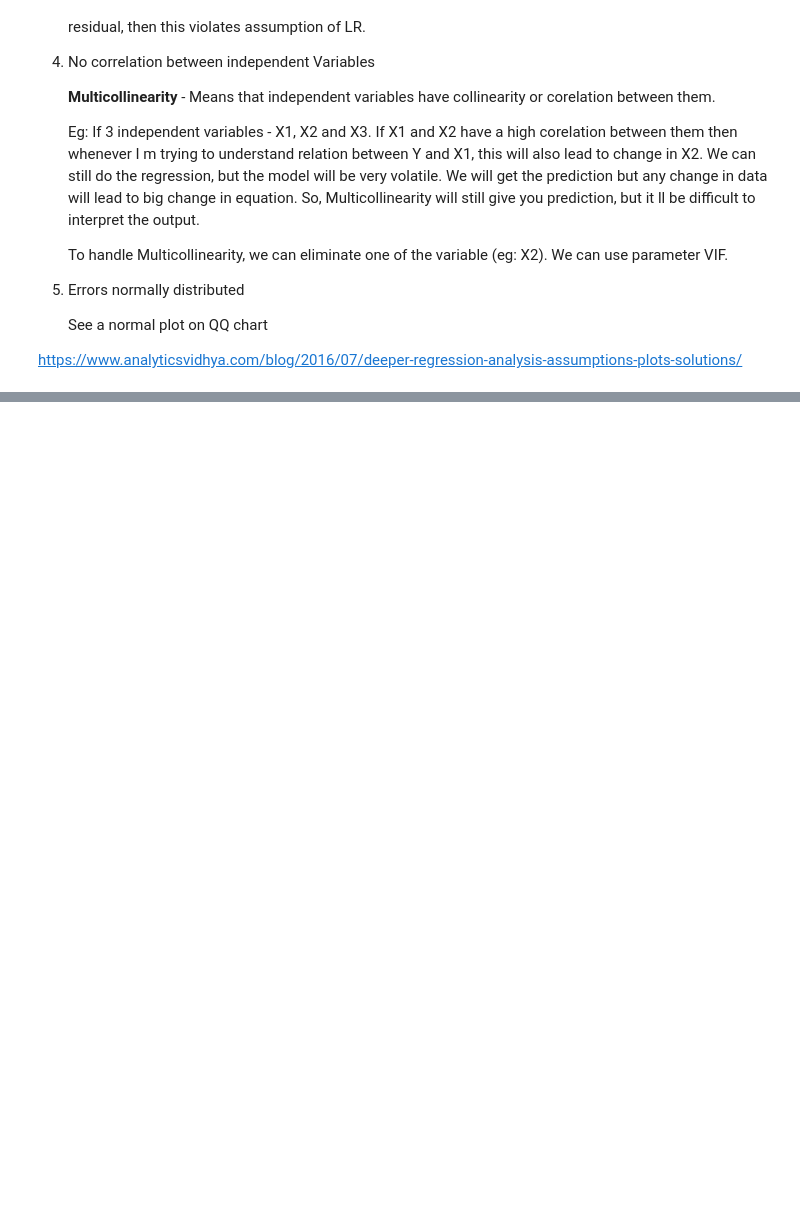
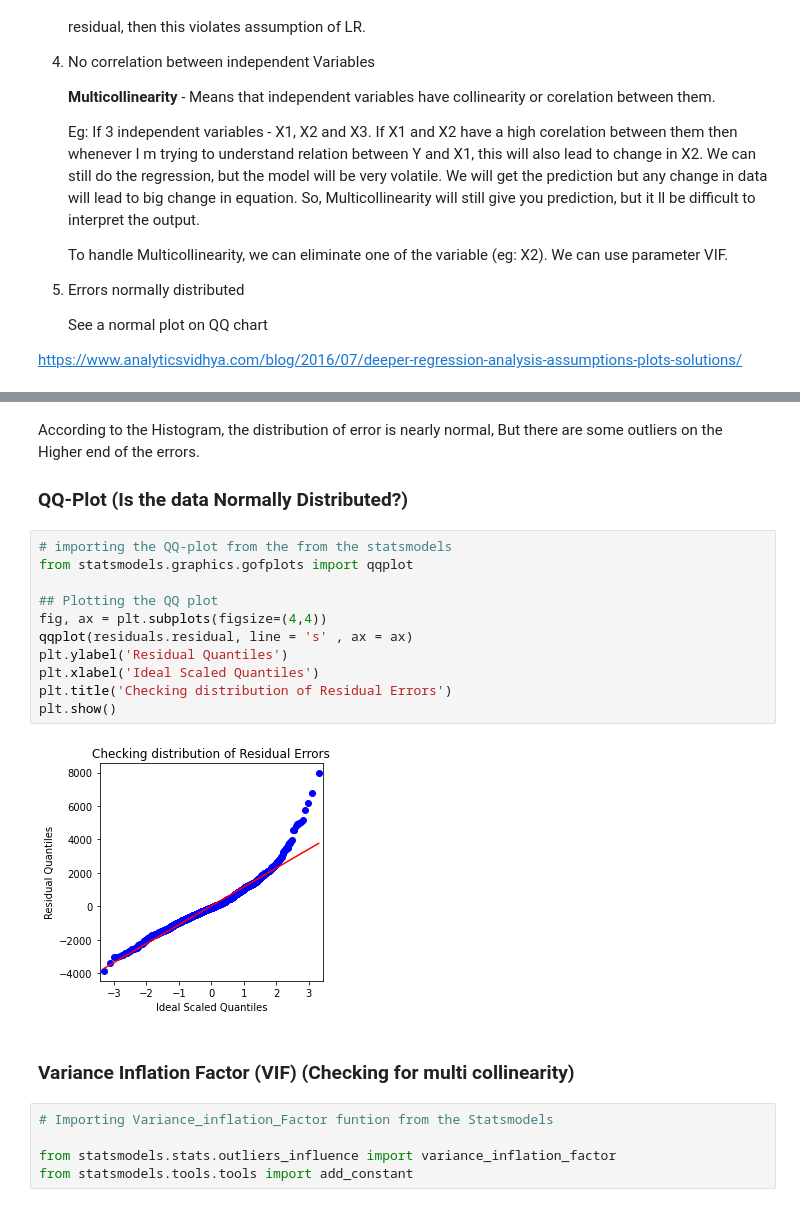
Before and after one commit to Neelam-Singhal/Linear-Models, a Jupyter notebook: LinearModel.ipynb, the cells around one changed output, grey strips where cells are left out. Saved outputs shown, nothing was run; the diff lists cells and outputs as text; blank space fills up the shorter version.

```diff
--- a/LinearModel.ipynb
+++ b/LinearModel.ipynb
@@ -191,0 +366,24 @@ https://www.analyticsvidhya.com/blog/2016/07/deeper-regression-analysis-assumpti
+# %% [markdown]
+According to the Histogram, the distribution of error is nearly normal, But there are some outliers on the Higher end of the errors.
+
+### QQ-Plot (Is the data Normally Distributed?)
+# %%
+# importing the QQ-plot from the from the statsmodels
+from statsmodels.graphics.gofplots import qqplot
+
+## Plotting the QQ plot
+fig, ax = plt.subplots(figsize=(4,4))
+qqplot(residuals.residual, line = 's' , ax = ax)
+plt.ylabel('Residual Quantiles')
+plt.xlabel('Ideal Scaled Quantiles')
+plt.title('Checking distribution of Residual Errors')
+plt.show()
+# %% [output]
+[figure, added]
+# %% [markdown]
+### Variance Inflation Factor (VIF) (Checking for multi collinearity)
+# %%
+# Importing Variance_inflation_Factor funtion from the Statsmodels
+
+from statsmodels.stats.outliers_influence import variance_inflation_factor
+from statsmodels.tools.tools import add_constant
```
Also changed, not shown: parts of 28 cells of this notebook.
